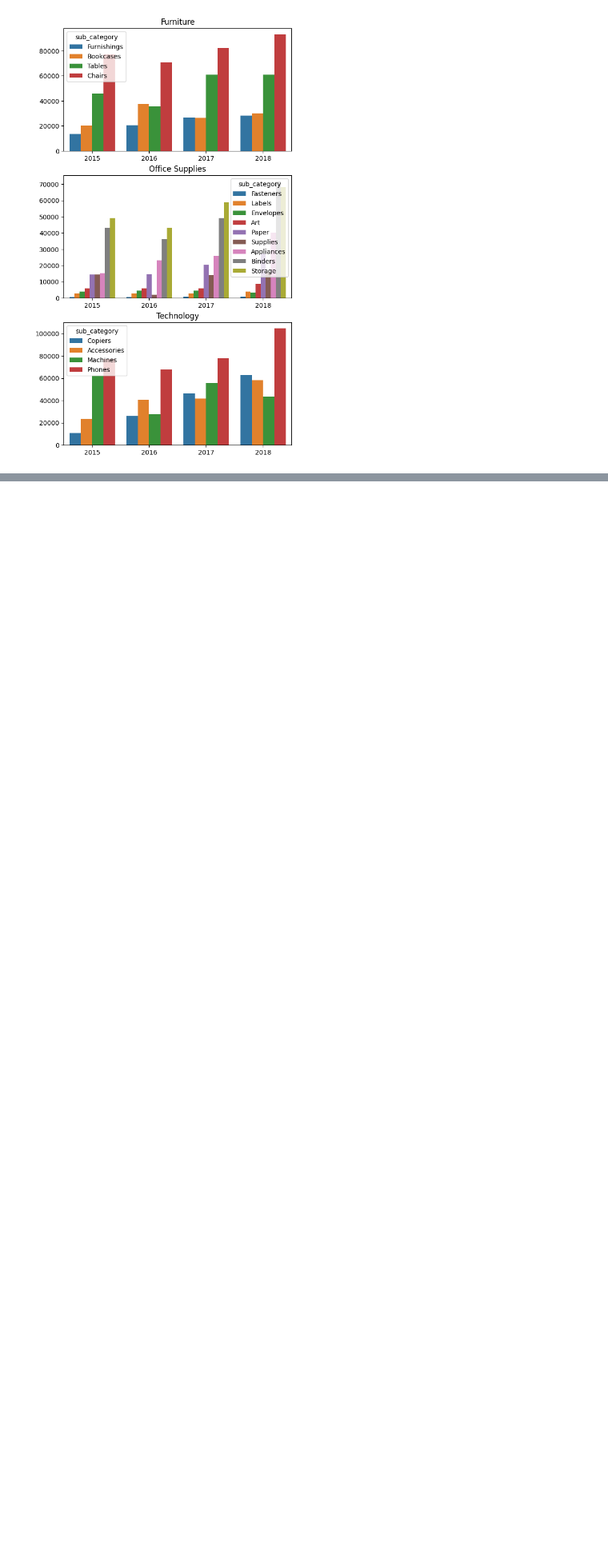
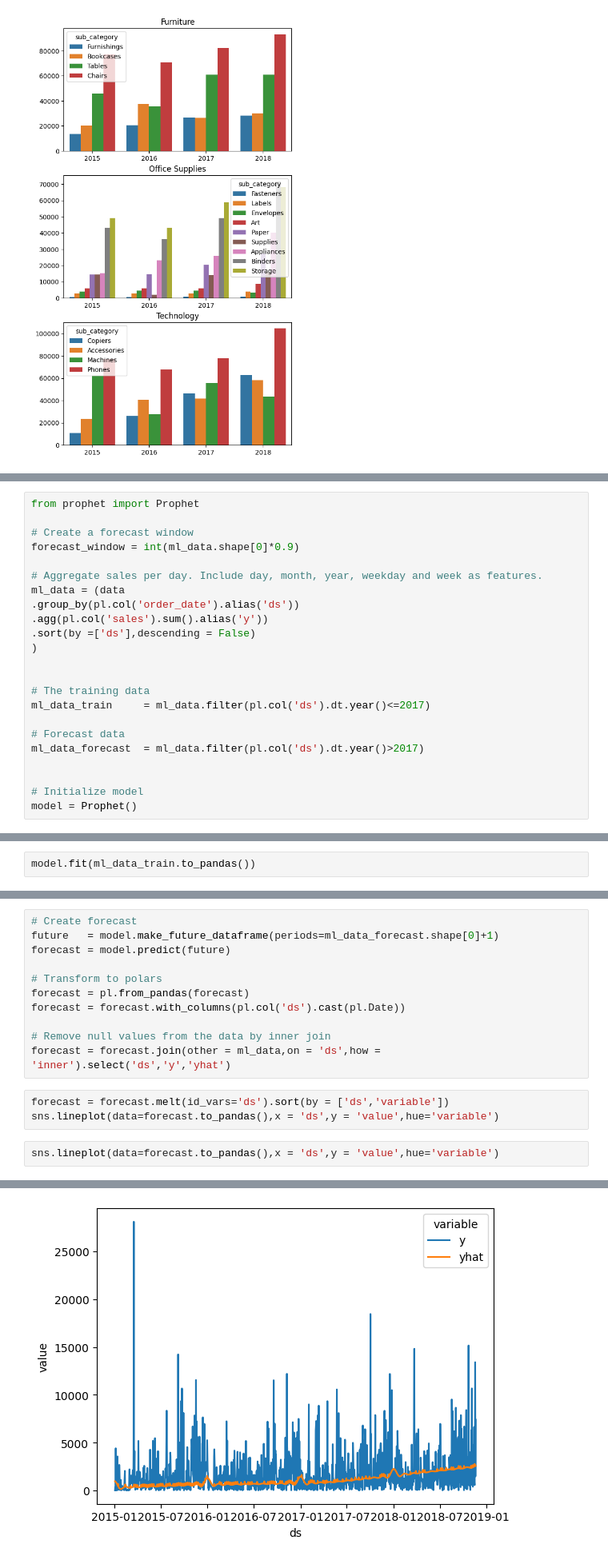
Before and after one commit to PolarsDude/Kaggle, a Jupyter notebook: Superstore Sales Dataset/superstore_sales.ipynb, the cells around one changed output, grey strips where cells are left out. Shown: that part at 80% size. Drawn from its saved outputs; the diff is of its cells as text; blank space fills up the shorter version.

Commit message:
Try prophet

```diff
--- a/Superstore Sales Dataset/superstore_sales.ipynb
+++ b/Superstore Sales Dataset/superstore_sales.ipynb
@@ -545,0 +563,23 @@ mean_absolute_percentage_error(y_test, pipeline.predict(X_test))
+# %%
+from prophet import Prophet
+
+# Create a forecast window
+forecast_window = int(ml_data.shape[0]*0.9)
+
+# Aggregate sales per day. Include day, month, year, weekday and week as features.
+ml_data = (data
+.group_by(pl.col('order_date').alias('ds'))
+.agg(pl.col('sales').sum().alias('y'))
+.sort(by =['ds'],descending = False)
+)
+
+
+# The training data
+ml_data_train     = ml_data.filter(pl.col('ds').dt.year()<=2017)
+
+# Forecast data
+ml_data_forecast  = ml_data.filter(pl.col('ds').dt.year()>2017)
+
+
+# Initialize model
+model = Prophet()
@@ -545,0 +592,2 @@ mean_absolute_percentage_error(y_test, pipeline.predict(X_test))
+# %%
+model.fit(ml_data_train.to_pandas())
@@ -545,0 +607,17 @@ mean_absolute_percentage_error(y_test, pipeline.predict(X_test))
+# %%
+# Create forecast
+future   = model.make_future_dataframe(periods=ml_data_forecast.shape[0]+1)
+forecast = model.predict(future)
+
+# Transform to polars
+forecast = pl.from_pandas(forecast)
+forecast = forecast.with_columns(pl.col('ds').cast(pl.Date))
+
+# Remove null values from the data by inner join
+forecast = forecast.join(other = ml_data,on = 'ds',how = 'inner').select('ds','y','yhat')
+# %%
+forecast = forecast.melt(id_vars='ds').sort(by = ['ds','variable'])
+sns.lineplot(data=forecast.to_pandas(),x = 'ds',y = 'value',hue='variable')
+# %%
+sns.lineplot(data=forecast.to_pandas(),x = 'ds',y = 'value',hue='variable')
+# %% [output]
@@ -545,0 +625 @@ mean_absolute_percentage_error(y_test, pipeline.predict(X_test))
+[figure, added]
```
Also changed, not shown: parts of 25 cells of this notebook.
